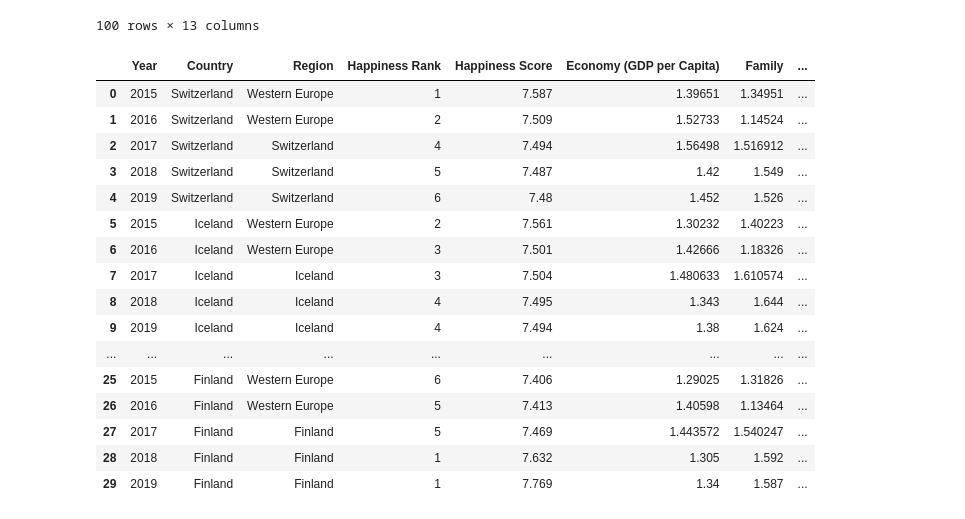
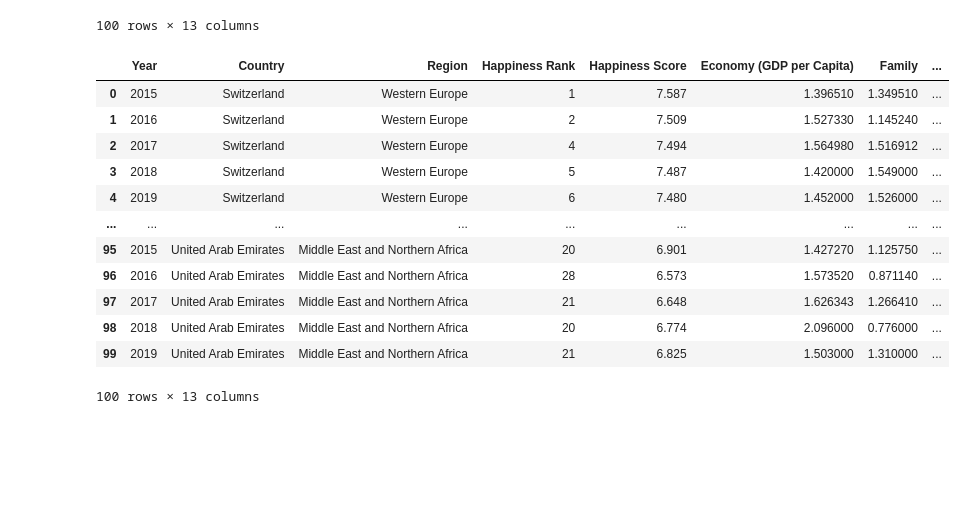
Before and after one commit to trevor48j/Tesla_Emissions, a Jupyter notebook: world_hapiness_report_r.ipynb, the cells around one changed output. Drawn from its saved outputs; the diff is of its cells as text; code cells hidden in the pictures; blank space fills up the shorter version.

```diff
--- a/world_hapiness_report_r.ipynb
+++ b/world_hapiness_report_r.ipynb
@@ -24,23 +24,19 @@ clean_data.sort_values("Economy (GDP per Capita)", ascending=False)
 | 55 | 2015 | Costa Rica | Latin America and Caribbean | 12 | 7.226 | 0.955780 | 1.237880 | ... |
 100 rows × 13 columns
 # %%
-cleaned_region = clean_data.ffill(axis = 1)
-cleaned_region.head(30)
+cleaned_region = clean_data.ffill(axis = 0)
+cleaned_region
 # %% [output]
 |  | Year | Country | Region | Happiness Rank | Happiness Score | Economy (GDP per Capita) | Family | ... |
-| 0 | 2015 | Switzerland | Western Europe | 1 | 7.587 | 1.39651 | 1.34951 | ... |
-| 1 | 2016 | Switzerland | Western Europe | 2 | 7.509 | 1.52733 | 1.14524 | ... |
-| 2 | 2017 | Switzerland | Switzerland | 4 | 7.494 | 1.56498 | 1.516912 | ... |
-| 3 | 2018 | Switzerland | Switzerland | 5 | 7.487 | 1.42 | 1.549 | ... |
-| 4 | 2019 | Switzerland | Switzerland | 6 | 7.48 | 1.452 | 1.526 | ... |
-| 5 | 2015 | Iceland | Western Europe | 2 | 7.561 | 1.30232 | 1.40223 | ... |
-| 6 | 2016 | Iceland | Western Europe | 3 | 7.501 | 1.42666 | 1.18326 | ... |
-| 7 | 2017 | Iceland | Iceland | 3 | 7.504 | 1.480633 | 1.610574 | ... |
-| 8 | 2018 | Iceland | Iceland | 4 | 7.495 | 1.343 | 1.644 | ... |
-| 9 | 2019 | Iceland | Iceland | 4 | 7.494 | 1.38 | 1.624 | ... |
+| 0 | 2015 | Switzerland | Western Europe | 1 | 7.587 | 1.396510 | 1.349510 | ... |
+| 1 | 2016 | Switzerland | Western Europe | 2 | 7.509 | 1.527330 | 1.145240 | ... |
+| 2 | 2017 | Switzerland | Western Europe | 4 | 7.494 | 1.564980 | 1.516912 | ... |
+| 3 | 2018 | Switzerland | Western Europe | 5 | 7.487 | 1.420000 | 1.549000 | ... |
+| 4 | 2019 | Switzerland | Western Europe | 6 | 7.480 | 1.452000 | 1.526000 | ... |
 | ... | ... | ... | ... | ... | ... | ... | ... | ... |
-| 25 | 2015 | Finland | Western Europe | 6 | 7.406 | 1.29025 | 1.31826 | ... |
-| 26 | 2016 | Finland | Western Europe | 5 | 7.413 | 1.40598 | 1.13464 | ... |
-| 27 | 2017 | Finland | Finland | 5 | 7.469 | 1.443572 | 1.540247 | ... |
-| 28 | 2018 | Finland | Finland | 1 | 7.632 | 1.305 | 1.592 | ... |
-| 29 | 2019 | Finland | Finland | 1 | 7.769 | 1.34 | 1.587 | ... |
+| 95 | 2015 | United Arab Emirates | Middle East and Northern Africa | 20 | 6.901 | 1.427270 | 1.125750 | ... |
+| 96 | 2016 | United Arab Emirates | Middle East and Northern Africa | 28 | 6.573 | 1.573520 | 0.871140 | ... |
+| 97 | 2017 | United Arab Emirates | Middle East and Northern Africa | 21 | 6.648 | 1.626343 | 1.266410 | ... |
+| 98 | 2018 | United Arab Emirates | Middle East and Northern Africa | 20 | 6.774 | 2.096000 | 0.776000 | ... |
+| 99 | 2019 | United Arab Emirates | Middle East and Northern Africa | 21 | 6.825 | 1.503000 | 1.310000 | ... |
+100 rows × 13 columns
```
Also changed, not shown: parts of 6 cells of this notebook, 1 other file.
